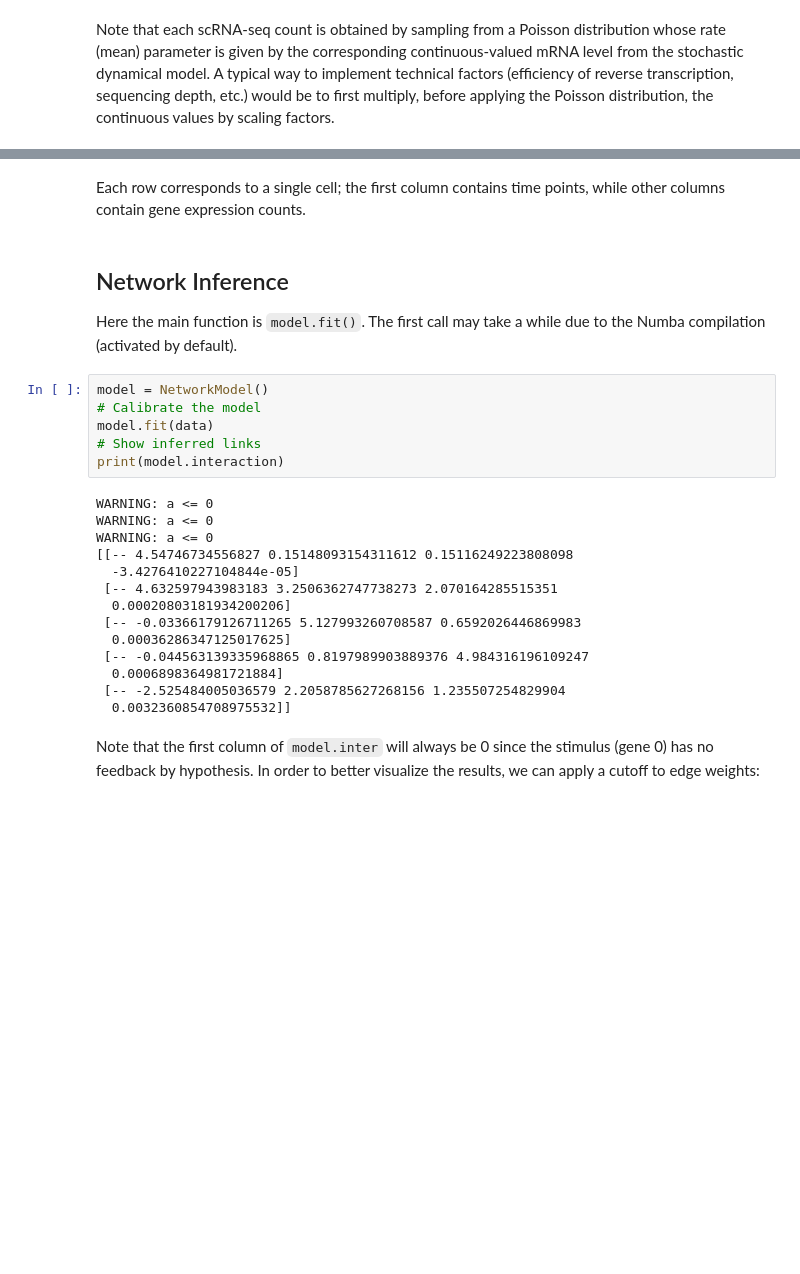
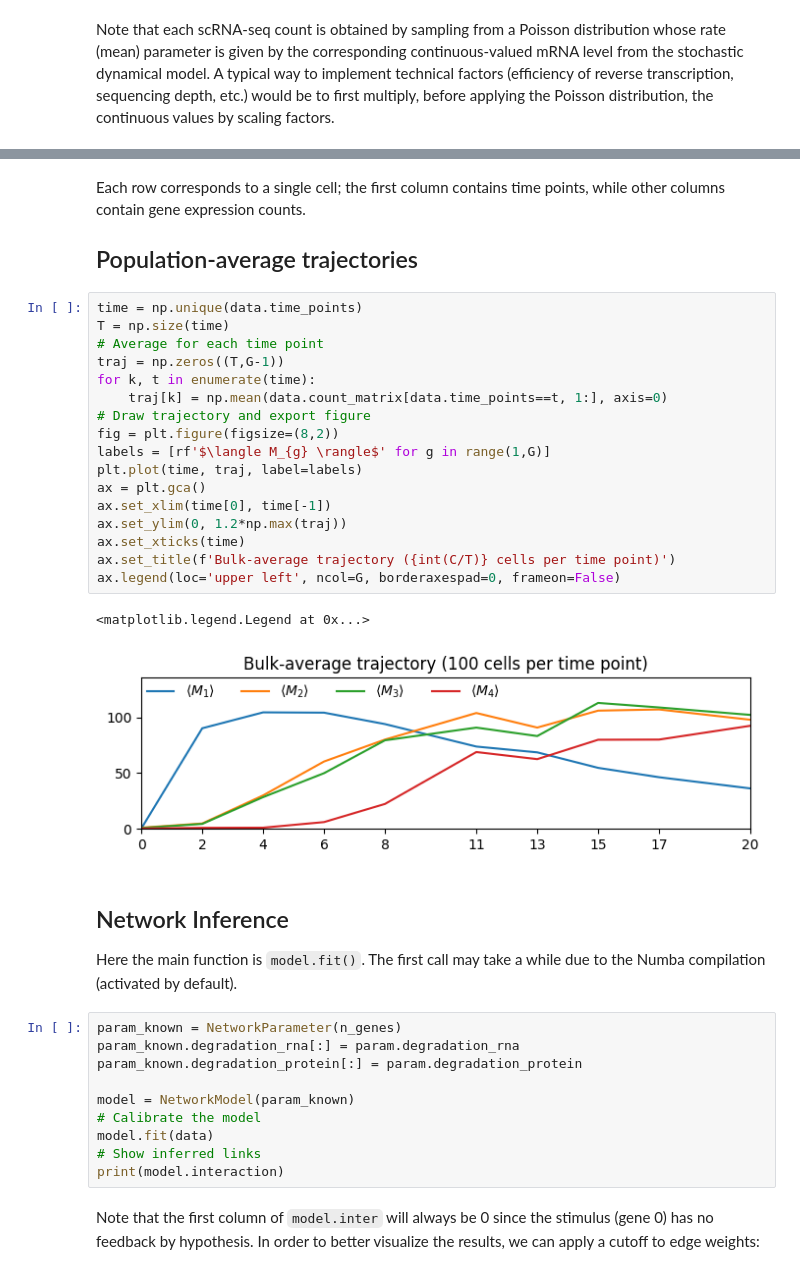
Before and after one commit to harissa-framework/harissa, a Jupyter notebook: notebooks/notebook2.ipynb, the cells around one changed output, grey strips where cells are left out. Saved outputs shown, nothing was run; the diff lists cells and outputs as text; blank space fills up the shorter version.

```diff
--- a/notebooks/notebook2.ipynb
+++ b/notebooks/notebook2.ipynb
@@ -113,29 +118,41 @@ Dataset(time_points=array([ 0.,  0.,  0.,  0.,  0.,  0.,  0.,  0.,  0.,  0.,  0.
 # %% [markdown]
 Each row corresponds to a single cell; the first column contains time points, while other columns contain gene expression counts.
+
+## Population-average trajectories
+# %%
+time = np.unique(data.time_points)
+T = np.size(time)
+# Average for each time point
+traj = np.zeros((T,G-1))
+for k, t in enumerate(time):
+    traj[k] = np.mean(data.count_matrix[data.time_points==t, 1:], axis=0)
+# Draw trajectory and export figure
+fig = plt.figure(figsize=(8,2))
+labels = [rf'$\langle M_{g} \rangle$' for g in range(1,G)]
+plt.plot(time, traj, label=labels)
+ax = plt.gca()
+ax.set_xlim(time[0], time[-1])
+ax.set_ylim(0, 1.2*np.max(traj))
+ax.set_xticks(time)
+ax.set_title(f'Bulk-average trajectory ({int(C/T)} cells per time point)')
+ax.legend(loc='upper left', ncol=G, borderaxespad=0, frameon=False)
+# %% [output]
+<matplotlib.legend.Legend at 0x...>
+[figure, added]
 # %% [markdown]
 ## Network Inference
 
 Here the main function is `model.fit()`. The first call may take a while due to the Numba compilation (activated by default).
 # %%
-model = NetworkModel()
+param_known = NetworkParameter(n_genes)
+param_known.degradation_rna[:] = param.degradation_rna
+param_known.degradation_protein[:] = param.degradation_protein
+
+model = NetworkModel(param_known)
 # Calibrate the model
 model.fit(data)
 # Show inferred links
 print(model.interaction)
-# %% [output]
-WARNING: a <= 0
-WARNING: a <= 0
-WARNING: a <= 0
-[[-- 4.54746734556827 0.15148093154311612 0.15116249223808098
-  -3.4276410227104844e-05]
- [-- 4.632597943983183 3.2506362747738273 2.070164285515351
-  0.00020803181934200206]
- [-- -0.03366179126711265 5.127993260708587 0.6592026446869983
-  0.00036286347125017625]
- [-- -0.044563139335968865 0.8197989903889376 4.984316196109247
-  0.0006898364981721884]
- [-- -2.525484005036579 2.2058785627268156 1.235507254829904
-  0.0032360854708975532]]
 # %% [markdown]
 
 Note that the first column of `model.inter` will always be 0 since the stimulus (gene 0) has no feedback by hypothesis. In order to better visualize the results, we can apply a cutoff to edge weights:
```
Also changed, not shown: parts of 6 cells of this notebook, 1 other file.
